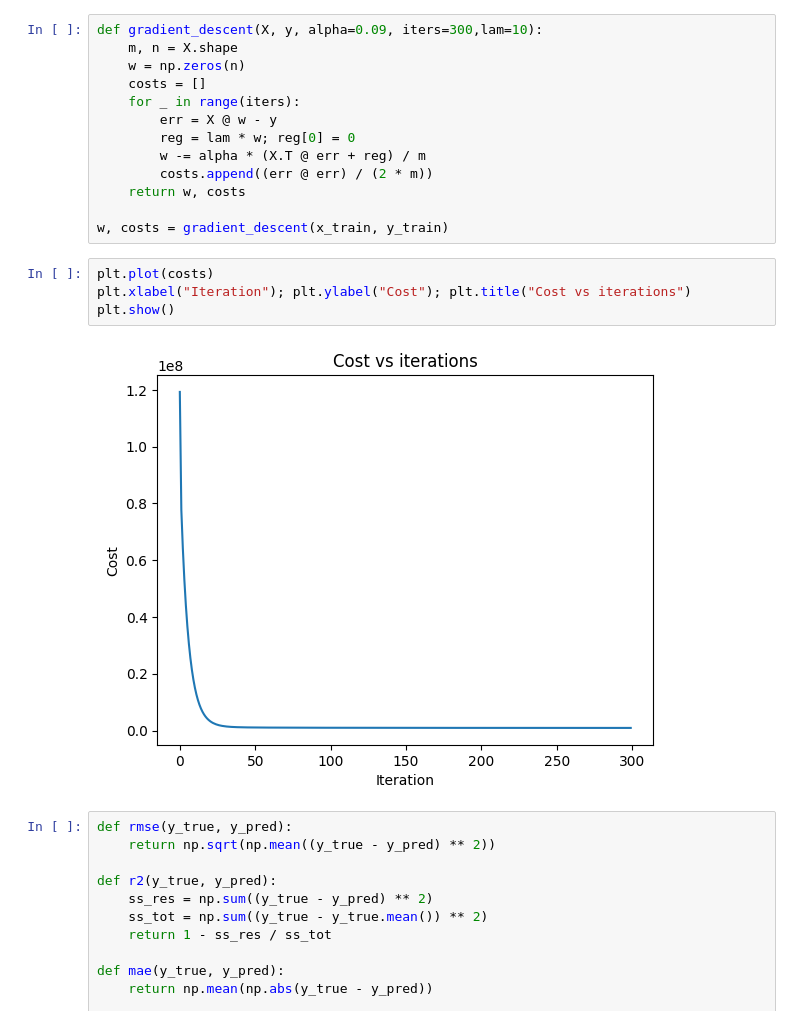
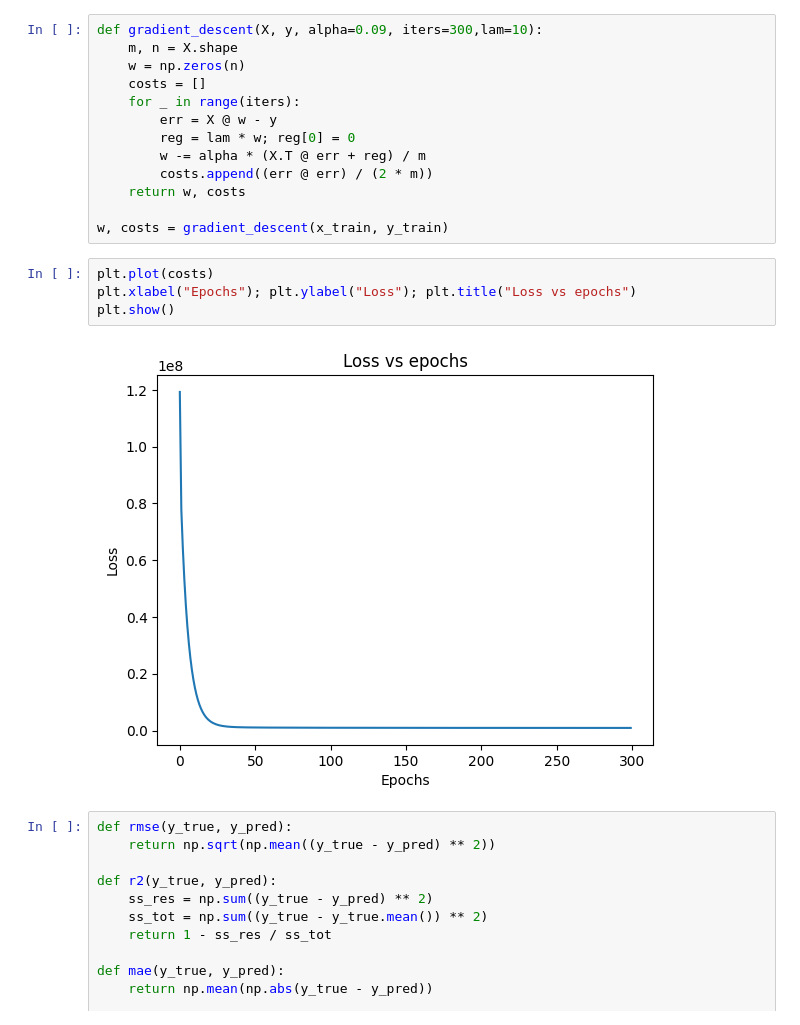
Before and after one commit to veekshavkamath-blip/Task0.4.repo, a Jupyter notebook: MRMCARPRICESTASK.ipynb, the cells around one changed output. Saved outputs shown, nothing was run; the diff lists cells and outputs as text.

```diff
--- a/MRMCARPRICESTASK.ipynb
+++ b/MRMCARPRICESTASK.ipynb
@@ -105,10 +104,10 @@ def gradient_descent(X, y, alpha=0.09, iters=300,lam=10):
 w, costs = gradient_descent(x_train, y_train)
 # %%
 plt.plot(costs)
-plt.xlabel("Iteration"); plt.ylabel("Cost"); plt.title("Cost vs iterations")
+plt.xlabel("Epochs"); plt.ylabel("Loss"); plt.title("Loss vs epochs")
 plt.show()
 # %% [output]
-[figure, old version]
+[figure, new version]
 # %%
 def rmse(y_true, y_pred):
     return np.sqrt(np.mean((y_true - y_pred) ** 2))
```
Also changed, not shown: parts of 2 cells of this notebook.
